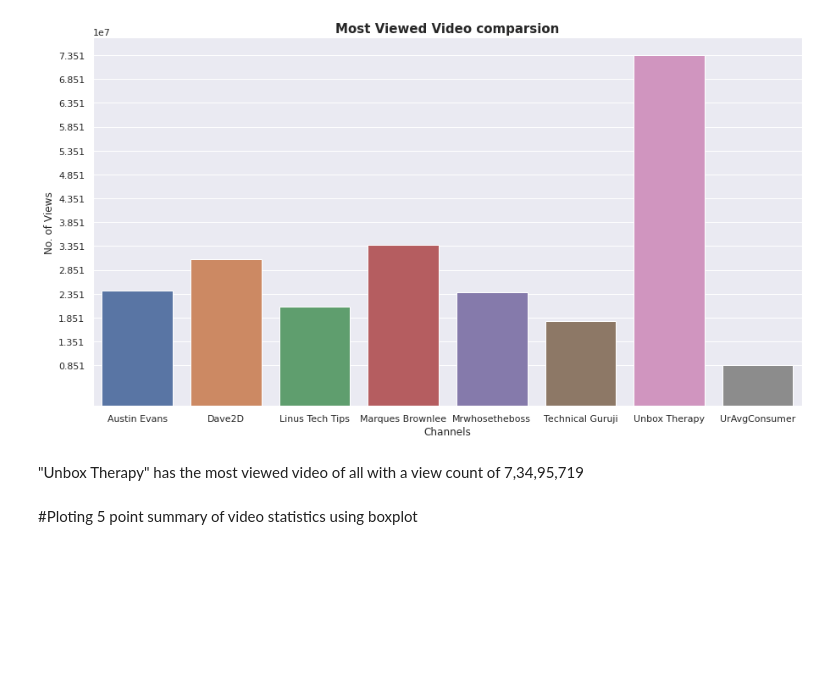
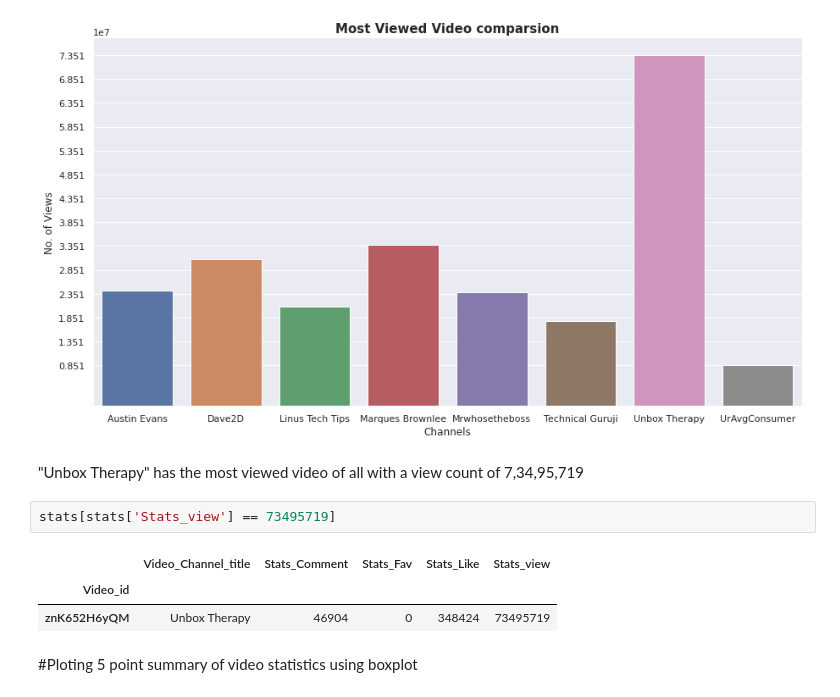
Before and after one commit to PyAshishMhatre/Channel-Analysis-using-Youtube-Data-API, a Jupyter notebook: YoutubeAnalysis_(1).ipynb, the cells around one changed output. Saved outputs shown, nothing was run; the diff lists cells and outputs as text; blank space fills up the shorter version.

```diff
--- a/YoutubeAnalysis_(1).ipynb
+++ b/YoutubeAnalysis_(1).ipynb
@@ -519,6 +531,12 @@ plt.show()
 [figure]
 # %% [markdown]
 "Unbox Therapy" has the most viewed video of all with a view count of 7,34,95,719
+# %%
+stats[stats['Stats_view'] == 73495719]
+# %% [output]
+|  | Video_Channel_title | Stats_Comment | Stats_Fav | Stats_Like | Stats_view |
+| Video_id |  |  |  |  |  |
+| znK652H6yQM | Unbox Therapy | 46904 | 0 | 348424 | 73495719 |
 # %% [markdown]
 #Ploting 5 point summary of video statistics using boxplot
 # %%
```
Also changed, not shown: parts of 4 cells of this notebook.
